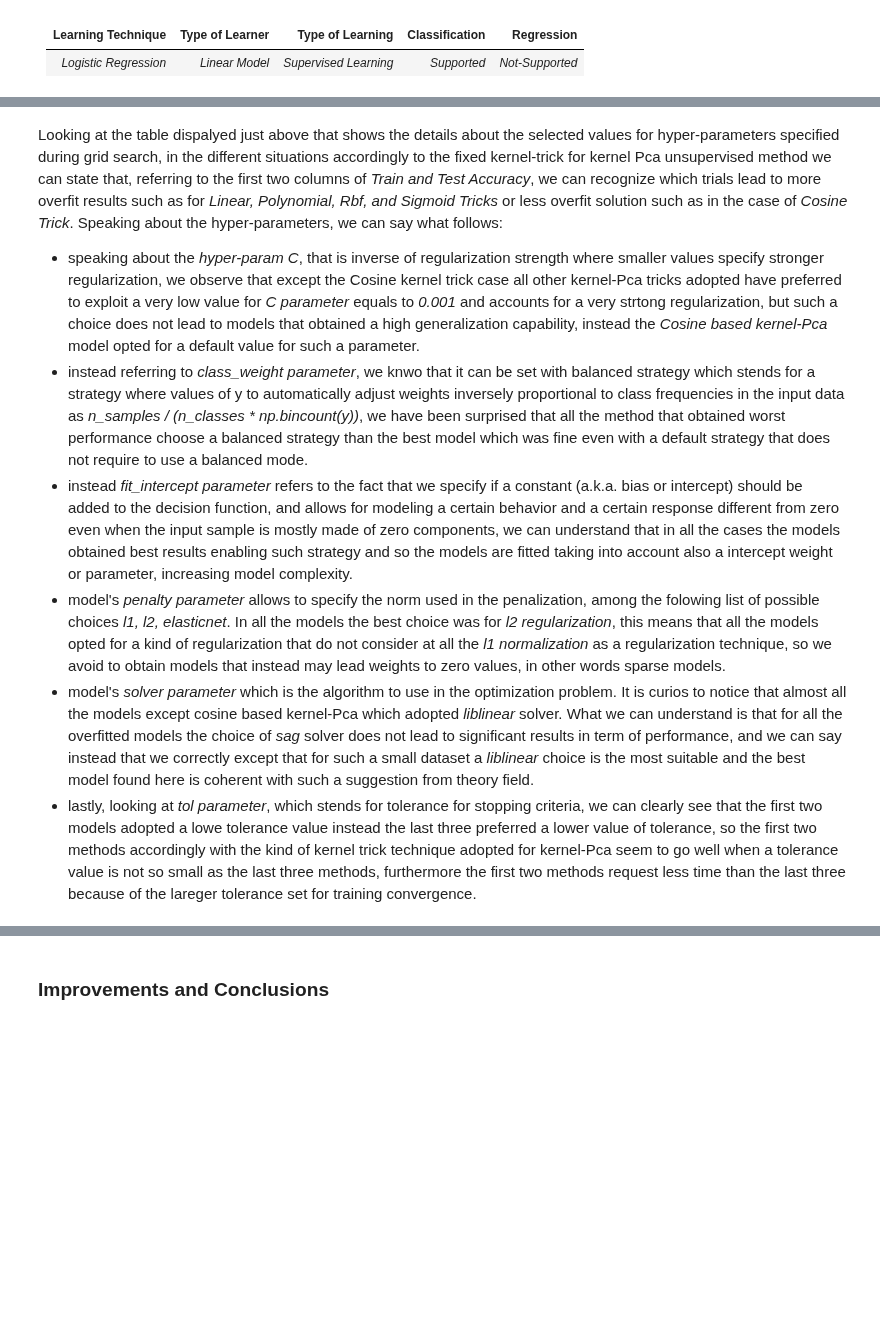
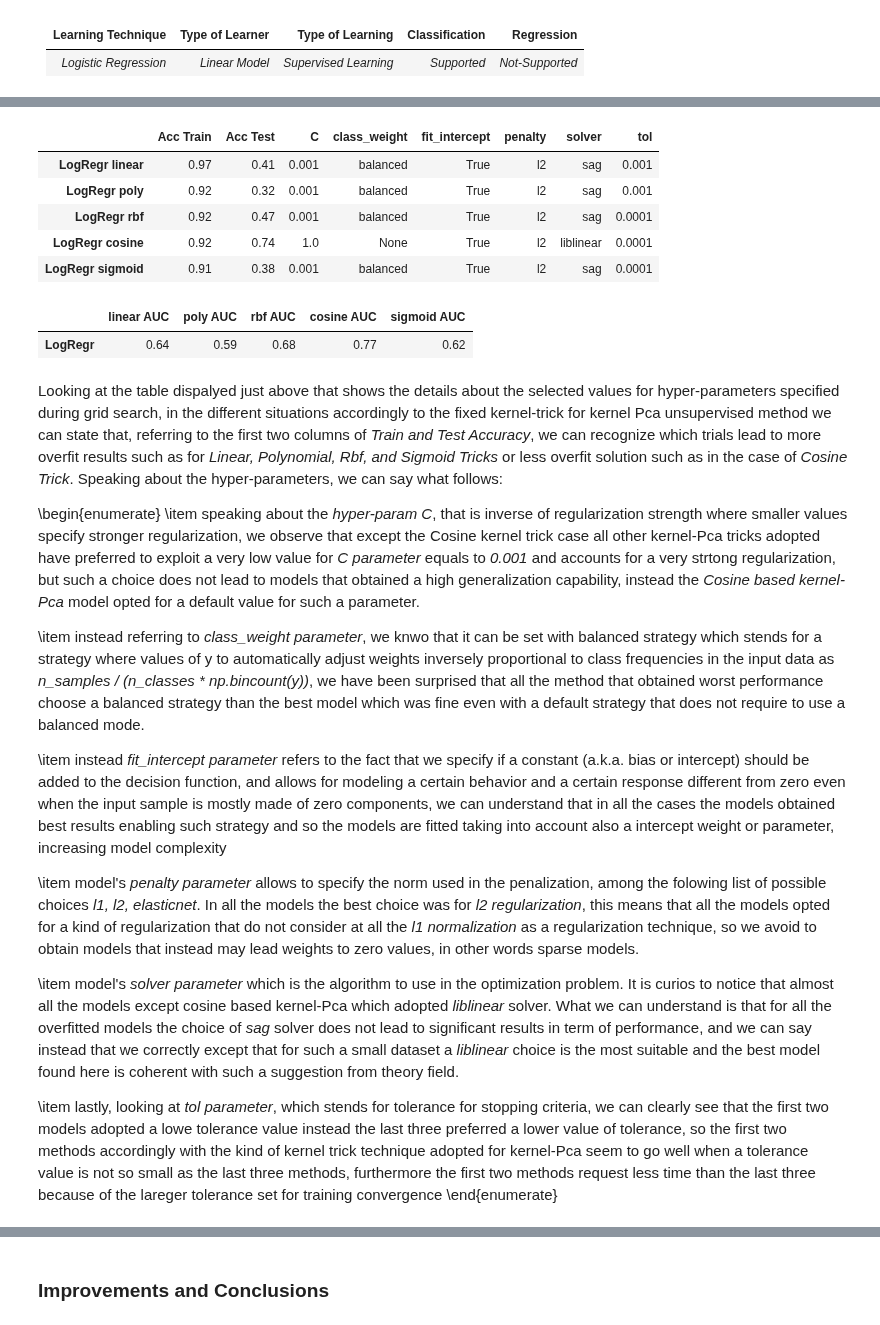
Before and after one commit to franec94/Pittsburgh-Bridge-Dataset, a Jupyter notebook: pittsburgh-bridges-data-set-analysis/models-analyses/grid_search_analyses/Data Space Report (Official) - Logistic Regression Analysisv1.0.2.ipynb, the cells around one changed output, grey strips where cells are left out. Drawn from its saved outputs; the diff is of its cells as text; code cells hidden in the pictures; blank space fills up the shorter version.

```diff
--- a/pittsburgh-bridges-data-set-analysis/models-analyses/grid_search_analyses/Data Space Report (Official) - Logistic Regression Analysisv1.0.2.ipynb
+++ b/pittsburgh-bridges-data-set-analysis/models-analyses/grid_search_analyses/Data Space Report (Official) - Logistic Regression Analysisv1.0.2.ipynb
@@ -27,9 +27,7 @@ None
 # =========================================================================== #
 # READ INPUT DATASET
 # =========================================================================== #
-
-dataset_path = 'C:\\Users\\Francesco\Documents\\datasets\\pittsburgh_dataset'
-dataset_name = 'bridges.data.csv'
+dataset_path = 'C:\\Users\\Francesco\Documents\\datasets\\pittsburgh_dataset'; dataset_name = 'bridges.data.csv'
 
 TARGET_COL = 'T-OR-D'  # Target variable name
 dataset, feature_vs_values = load_brdiges_dataset(dataset_path, dataset_name)
@@ -272,10 +295,31 @@ Looking at the results obtained running *Logistic Regression Classifier* against
 # %%
-create_widget_list_df([df_gs, df_auc_gs]) #print(df_gs); print(df_auc_gs)
+# create_widget_list_df([df_gs, df_auc_gs]) #print(df_gs); print(df_auc_gs)
+df_gs
+# %% [output]
+|  | Acc Train | Acc Test | C | class_weight | fit_intercept | penalty | solver | tol |
+| LogRegr linear | 0.97 | 0.41 | 0.001 | balanced | True | l2 | sag | 0.001 |
+| LogRegr poly | 0.92 | 0.32 | 0.001 | balanced | True | l2 | sag | 0.001 |
+| LogRegr rbf | 0.92 | 0.47 | 0.001 | balanced | True | l2 | sag | 0.0001 |
+| LogRegr cosine | 0.92 | 0.74 | 1.0 | None | True | l2 | liblinear | 0.0001 |
+| LogRegr sigmoid | 0.91 | 0.38 | 0.001 | balanced | True | l2 | sag | 0.0001 |
+# %%
+df_auc_gs
+# %% [output]
+|  | linear AUC | poly AUC | rbf AUC | cosine AUC | sigmoid AUC |
+| LogRegr | 0.64 | 0.59 | 0.68 | 0.77 | 0.62 |
 # %% [markdown]
 Looking at the table dispalyed just above that shows the details about the selected values for hyper-parameters specified during grid search, in the different situations accordingly to the fixed kernel-trick for kernel Pca unsupervised method we can state that, referring to the first two columns of *Train and Test Accuracy*, we can recognize which trials lead to more overfit results such as for *Linear, Polynomial, Rbf, and Sigmoid Tricks* or less overfit solution such as in the case of *Cosine Trick*. Speaking about the hyper-parameters, we can say what follows:
-- speaking about the *hyper-param C*, that is inverse of regularization strength where smaller values specify stronger regularization, we observe that except the Cosine kernel trick case all other kernel-Pca tricks adopted have preferred to exploit a very low value for *C parameter* equals to *0.001* and accounts for a very strtong regularization, but such a choice does not lead to models that obtained a high generalization capability, instead the *Cosine based kernel-Pca* model opted for a default value for such a parameter.
-- instead referring to *class_weight parameter*, we knwo that it can be set with balanced strategy which stends for a strategy where values of y to automatically adjust weights inversely proportional to class frequencies in the input data as *n_samples / (n_classes * np.bincount(y))*, we have been surprised that all the method that obtained worst performance choose a balanced strategy than the best model which was fine even with a default strategy that does not require to use a balanced mode.
-- instead *fit_intercept parameter* refers to the fact that we specify if a constant (a.k.a. bias or intercept) should be added to the decision function, and allows for modeling a certain behavior and a certain response different from zero even when the input sample is mostly made of zero components, we can understand that in all the cases the models obtained best results enabling such strategy and so the models are fitted taking into account also a intercept weight or parameter, increasing model complexity.
-- model's *penalty parameter* allows to specify the norm used in the penalization, among the folowing list of possible choices *l1, l2, elasticnet*. In all the models the best choice was for *l2 regularization*, this means that all the models opted for a kind of regularization that do not consider at all the *l1 normalization* as a regularization technique, so we avoid to obtain models that instead may lead weights to zero values, in other words sparse models.
-- model's *solver parameter* which is the algorithm to use in the optimization problem. It is curios to notice that almost all the models except cosine based kernel-Pca which adopted *liblinear* solver. What we can understand is that for all the overfitted models the choice of *sag* solver does not lead to significant results in term of performance, and we can say instead that we correctly except that for such a small dataset a *liblinear* choice is the most suitable and the best model found here is coherent with such a suggestion from theory field.
-- lastly, looking at *tol parameter*, which stends for tolerance for stopping criteria, we can clearly see that the first two models adopted a lowe tolerance value instead the last three preferred a lower value of tolerance, so the first two methods accordingly with the kind of kernel trick technique adopted for kernel-Pca seem to go well when a tolerance value is not so small as the last three methods, furthermore the first two methods request less time than the last three because of the lareger tolerance set for training convergence.
+
+\begin{enumerate}
+\item speaking about the *hyper-param C*, that is inverse of regularization strength where smaller values specify stronger regularization, we observe that except the Cosine kernel trick case all other kernel-Pca tricks adopted have preferred to exploit a very low value for *C parameter* equals to *0.001* and accounts for a very strtong regularization, but such a choice does not lead to models that obtained a high generalization capability, instead the *Cosine based kernel-Pca* model opted for a default value for such a parameter.
+
+\item  instead referring to *class_weight parameter*, we knwo that it can be set with balanced strategy which stends for a strategy where values of y to automatically adjust weights inversely proportional to class frequencies in the input data as *n_samples / (n_classes * np.bincount(y))*, we have been surprised that all the method that obtained worst performance choose a balanced strategy than the best model which was fine even with a default strategy that does not require to use a balanced mode.
+
+\item instead *fit_intercept parameter* refers to the fact that we specify if a constant (a.k.a. bias or intercept) should be added to the decision function, and allows for modeling a certain behavior and a certain response different from zero even when the input sample is mostly made of zero components, we can understand that in all the cases the models obtained best results enabling such strategy and so the models are fitted taking into account also a intercept weight or parameter, increasing model complexity
+
+\item  model's *penalty parameter* allows to specify the norm used in the penalization, among the folowing list of possible choices *l1, l2, elasticnet*. In all the models the best choice was for *l2 regularization*, this means that all the models opted for a kind of regularization that do not consider at all the *l1 normalization* as a regularization technique, so we avoid to obtain models that instead may lead weights to zero values, in other words sparse models.
+
+\item model's *solver parameter* which is the algorithm to use in the optimization problem. It is curios to notice that almost all the models except cosine based kernel-Pca which adopted *liblinear* solver. What we can understand is that for all the overfitted models the choice of *sag* solver does not lead to significant results in term of performance, and we can say instead that we correctly except that for such a small dataset a *liblinear* choice is the most suitable and the best model found here is coherent with such a suggestion from theory field.
+
+\item lastly, looking at *tol parameter*, which stends for tolerance for stopping criteria, we can clearly see that the first two models adopted a lowe tolerance value instead the last three preferred a lower value of tolerance, so the first two methods accordingly with the kind of kernel trick technique adopted for kernel-Pca seem to go well when a tolerance value is not so small as the last three methods, furthermore the first two methods request less time than the last three because of the lareger tolerance set for training convergence
+\end{enumerate}
```
Also changed, not shown: parts of 6 cells of this notebook, 4 other files.
